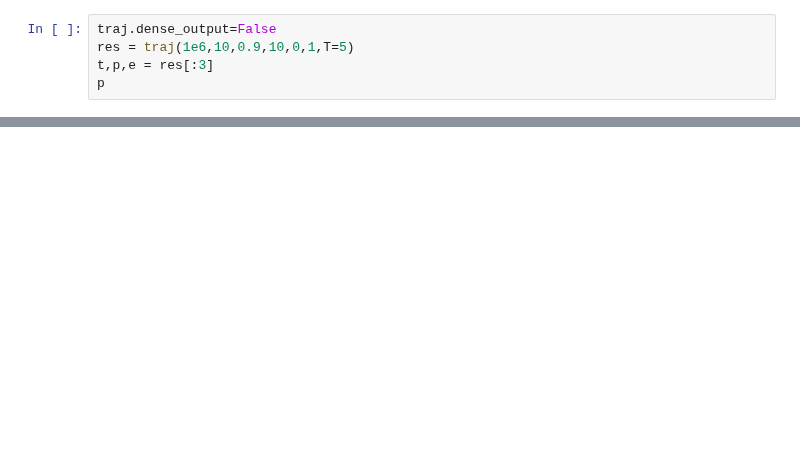
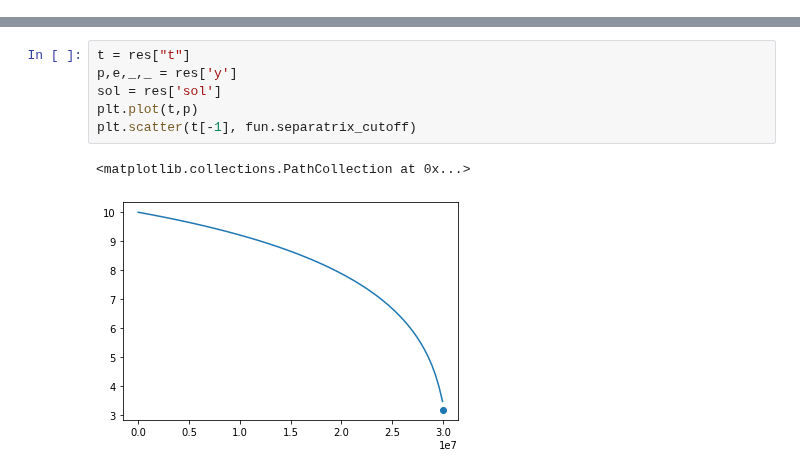
Before and after one commit to Shaun-F/GWGenerator, a Jupyter notebook: debugging/ODE_Solver.ipynb, the cells around one changed output, grey strips where cells are left out. Drawn from its saved outputs; the diff is of its cells as text; blank space fills up the shorter version.

```diff
--- a/debugging/ODE_Solver.ipynb
+++ b/debugging/ODE_Solver.ipynb
@@ -108,5 +94,0 @@ Integration halted before ending time. Reasons: PN Angular Momentum flux larger
-# %%
-traj.dense_output=False
-res = traj(1e6,10,0.9,10,0,1,T=5)
-t,p,e = res[:3]
-p
@@ -140,0 +165,9 @@ plt.plot(dom,ran)
+# %%
+t = res["t"]
+p,e,_,_ = res['y']
+sol = res['sol']
+plt.plot(t,p)
+plt.scatter(t[-1], fun.separatrix_cutoff)
+# %% [output]
+<matplotlib.collections.PathCollection at 0x...>
+[figure, added]
```
Also changed, not shown: parts of 7 cells of this notebook, 3 other files.
